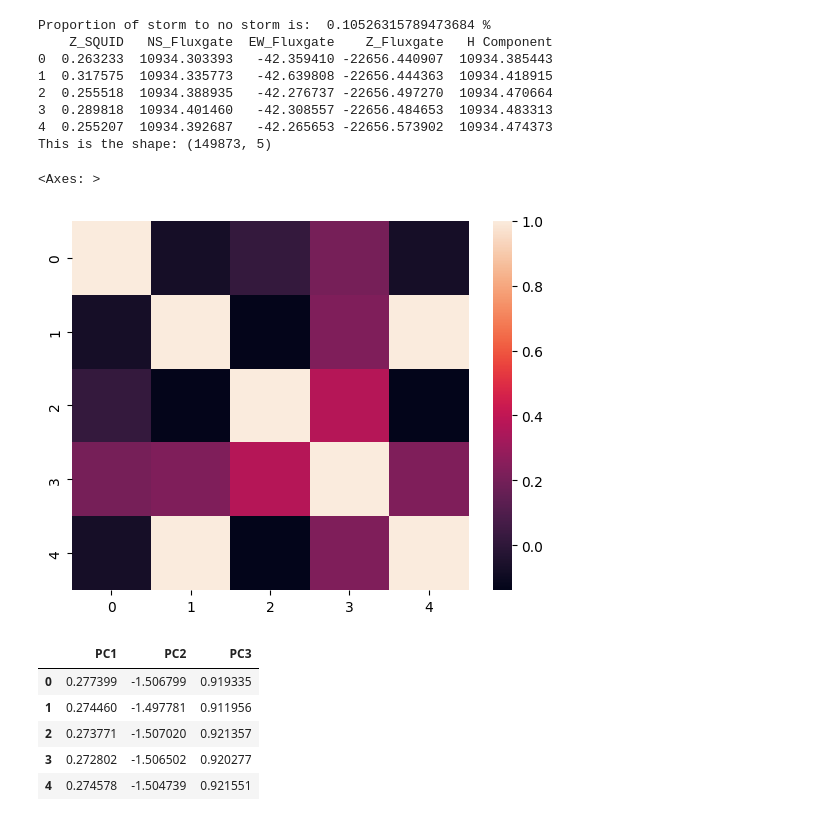
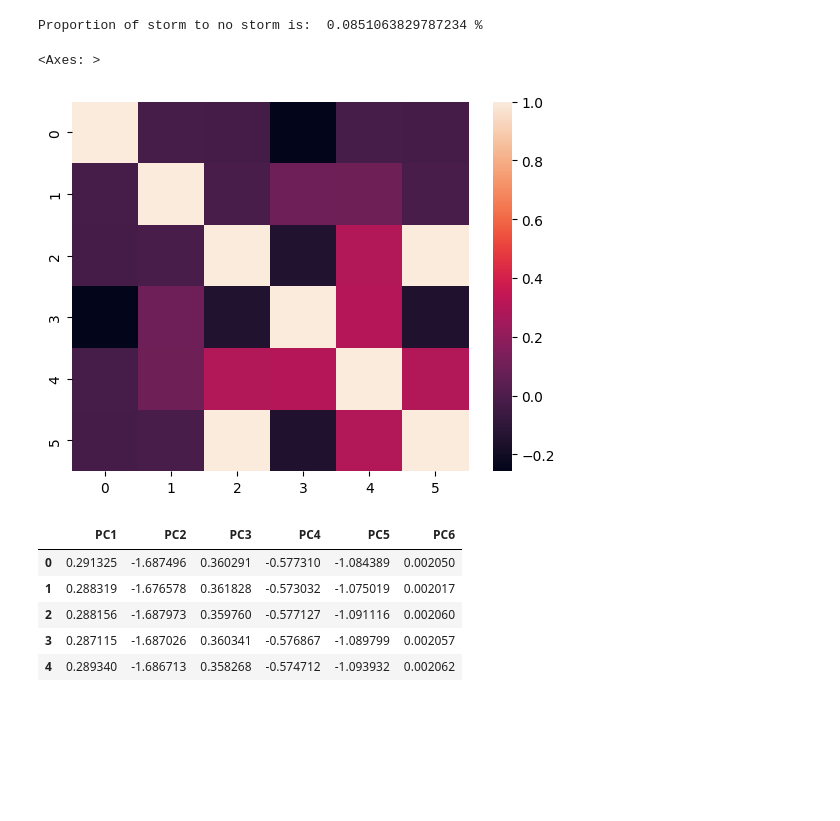
Before and after one commit to TPiphone/Bigdata_Event_Detection, a Jupyter notebook: bigdata_detection/modules/pca.ipynb, the cells around one changed output. Saved outputs shown, nothing was run; the diff lists cells and outputs as text; code cells hidden in the pictures; blank space fills up the shorter version.

```diff
--- a/bigdata_detection/modules/pca.ipynb
+++ b/bigdata_detection/modules/pca.ipynb
@@ -11,45 +11,38 @@ from sklearn.decomposition import PCA  # to apply PCA
 import seaborn as sns  # to plot the heat maps
 # %%
 start_date = pd.Timestamp('2024-03-20')
-end_date = pd.Timestamp('2024-04-09')
+end_date = pd.Timestamp('2024-05-09')
 
 
 df = mod_def.combine_resampled_data(start_date, end_date)
-df = df.iloc[:, 1:6]
-print(df.head())
-print(f"This is the shape:" ,df.shape)
+df = df.iloc[:, 0:6]
+# print(df.head())
+# print(f"This is the shape:" ,df.shape)
 
 #Standardize the features
 #Create an object of StandardScaler which is present in sklearn.preprocessing
 scalar = StandardScaler()
 scaled_data = pd.DataFrame(scalar.fit_transform(df)) #scaling the data
 scaled_data
 
 
 #Check the Co-relation between features without PCA
 sns.heatmap(scaled_data.corr())
 # %% [output]
-Proportion of storm to no storm is:  0.10526315789473684 %
-    Z_SQUID   NS_Fluxgate  EW_Fluxgate    Z_Fluxgate   H Component
-0  0.263233  10934.303393   -42.359410 -22656.440907  10934.385443
-1  0.317575  10934.335773   -42.639808 -22656.444363  10934.418915
-2  0.255518  10934.388935   -42.276737 -22656.497270  10934.470664
-3  0.289818  10934.401460   -42.308557 -22656.484653  10934.483313
-4  0.255207  10934.392687   -42.265653 -22656.573902  10934.474373
-This is the shape: (149873, 5)
+Proportion of storm to no storm is:  0.0851063829787234 %
 <Axes: >
-[figure, old version]
+[figure, new version]
 # %%
-pca = PCA(n_components = 3)
+pca = PCA(n_components = 6)
 pca.fit(scaled_data)
 data_pca = pca.transform(scaled_data)
-data_pca = pd.DataFrame(data_pca,columns=['PC1','PC2','PC3'])
+data_pca = pd.DataFrame(data_pca,columns=['PC1','PC2', 'PC3', 'PC4', 'PC5', 'PC6'])
 data_pca.head()
 # %% [output]
-|  | PC1 | PC2 | PC3 |
-| 0 | 0.277399 | -1.506799 | 0.919335 |
-| 1 | 0.274460 | -1.497781 | 0.911956 |
-| 2 | 0.273771 | -1.507020 | 0.921357 |
-| 3 | 0.272802 | -1.506502 | 0.920277 |
-| 4 | 0.274578 | -1.504739 | 0.921551 |
+|  | PC1 | PC2 | PC3 | PC4 | PC5 | PC6 |
+| 0 | 0.291325 | -1.687496 | 0.360291 | -0.577310 | -1.084389 | 0.002050 |
+| 1 | 0.288319 | -1.676578 | 0.361828 | -0.573032 | -1.075019 | 0.002017 |
+| 2 | 0.288156 | -1.687973 | 0.359760 | -0.577127 | -1.091116 | 0.002060 |
+| 3 | 0.287115 | -1.687026 | 0.360341 | -0.576867 | -1.089799 | 0.002057 |
+| 4 | 0.289340 | -1.686713 | 0.358268 | -0.574712 | -1.093932 | 0.002062 |
 # %%
```
Also changed, not shown: parts of 1 cell of this notebook, 2 other files.
